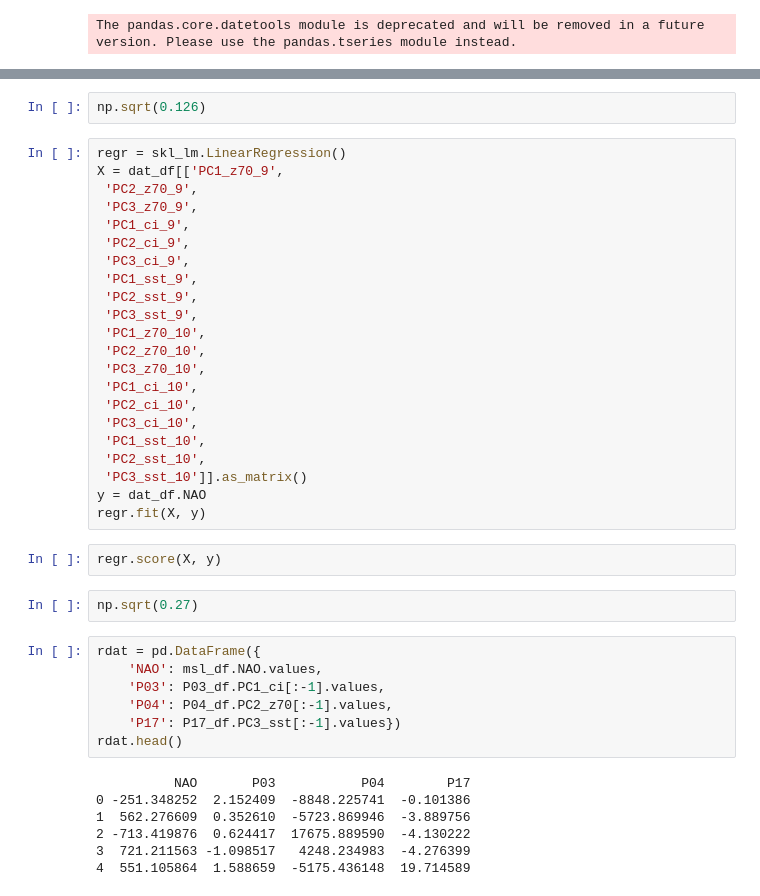
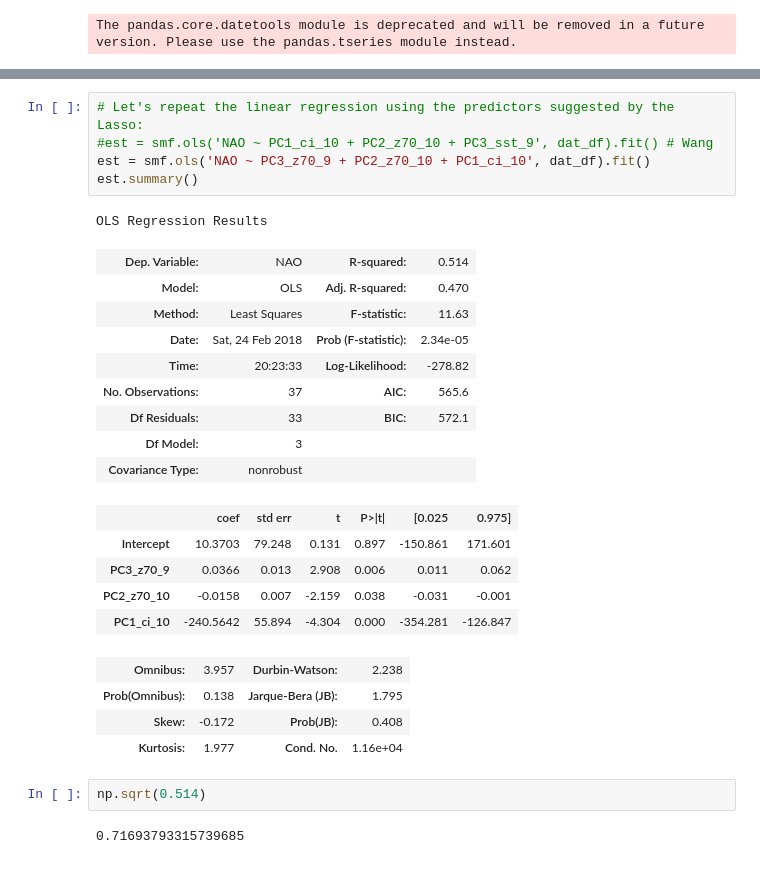
Before and after one commit to panhypersebastos/winter_predictor, a Jupyter notebook: era-int_NAO_prediction.ipynb, the cells around one changed output, grey strips where cells are left out. Drawn from its saved outputs; the diff is of its cells as text.

Commit message:
Different Lasso variations tried

```diff
--- a/era-int_NAO_prediction.ipynb
+++ b/era-int_NAO_prediction.ipynb
@@ -280,42 +485,29 @@ est.summary()
+# %%
+# Let's repeat the linear regression using the predictors suggested by the Lasso:
+#est = smf.ols('NAO ~ PC1_ci_10 + PC2_z70_10 + PC3_sst_9', dat_df).fit() # Wang
+est = smf.ols('NAO ~ PC3_z70_9 + PC2_z70_10 + PC1_ci_10', dat_df).fit()
+est.summary()
+# %% [output]
+OLS Regression Results
+| Dep. Variable: | NAO | R-squared: | 0.514 |
+| Model: | OLS | Adj. R-squared: | 0.470 |
+| Method: | Least Squares | F-statistic: | 11.63 |
+| Date: | Sat, 24 Feb 2018 | Prob (F-statistic): | 2.34e-05 |
+| Time: | 20:23:33 | Log-Likelihood: | -278.82 |
+| No. Observations: | 37 | AIC: | 565.6 |
+| Df Residuals: | 33 | BIC: | 572.1 |
+| Df Model: | 3 |  |  |
+| Covariance Type: | nonrobust |  |  |
+|  | coef | std err | t | P>|t| | [0.025 | 0.975] |
+| Intercept | 10.3703 | 79.248 | 0.131 | 0.897 | -150.861 | 171.601 |
+| PC3_z70_9 | 0.0366 | 0.013 | 2.908 | 0.006 | 0.011 | 0.062 |
+| PC2_z70_10 | -0.0158 | 0.007 | -2.159 | 0.038 | -0.031 | -0.001 |
+| PC1_ci_10 | -240.5642 | 55.894 | -4.304 | 0.000 | -354.281 | -126.847 |
+| Omnibus: | 3.957 | Durbin-Watson: | 2.238 |
+| Prob(Omnibus): | 0.138 | Jarque-Bera (JB): | 1.795 |
+| Skew: | -0.172 | Prob(JB): | 0.408 |
+| Kurtosis: | 1.977 | Cond. No. | 1.16e+04 |
 # %%
-np.sqrt(0.126)
+np.sqrt(0.514)
+# %% [output]
+0.71693793315739685
-# %%
-regr = skl_lm.LinearRegression()
-X = dat_df[['PC1_z70_9',
- 'PC2_z70_9',
- 'PC3_z70_9',
- 'PC1_ci_9',
- 'PC2_ci_9',
- 'PC3_ci_9',
- 'PC1_sst_9',
- 'PC2_sst_9',
- 'PC3_sst_9',
- 'PC1_z70_10',
- 'PC2_z70_10',
- 'PC3_z70_10',
- 'PC1_ci_10',
- 'PC2_ci_10',
- 'PC3_ci_10',
- 'PC1_sst_10',
- 'PC2_sst_10',
- 'PC3_sst_10']].as_matrix()
-y = dat_df.NAO
-regr.fit(X, y)
-# %%
-regr.score(X, y)
-# %%
-np.sqrt(0.27)
-# %%
-rdat = pd.DataFrame({
-    'NAO': msl_df.NAO.values,
-    'P03': P03_df.PC1_ci[:-1].values,
-    'P04': P04_df.PC2_z70[:-1].values,
-    'P17': P17_df.PC3_sst[:-1].values})
-rdat.head()
-# %% [output]
-          NAO       P03           P04        P17
-0 -251.348252  2.152409  -8848.225741  -0.101386
-1  562.276609  0.352610  -5723.869946  -3.889756
-2 -713.419876  0.624417  17675.889590  -4.130222
-3  721.211563 -1.098517   4248.234983  -4.276399
-4  551.105864  1.588659  -5175.436148  19.714589
```
Also changed, not shown: parts of 24 cells of this notebook, 1 other file.
